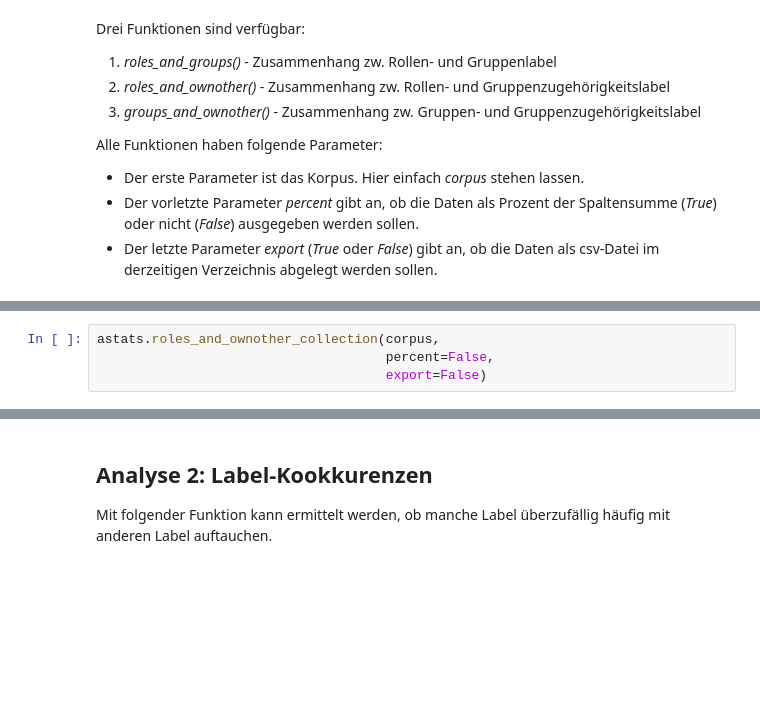
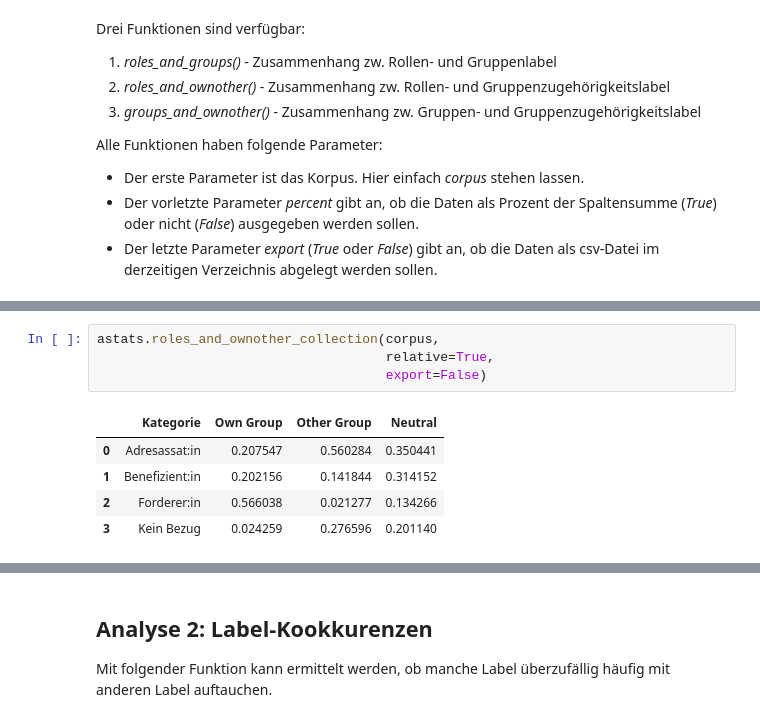
Before and after one commit to maria-becker/Moralization, a Jupyter notebook: Analysis Tools/annotation_statistics/#analysis_notebook_collection.ipynb, the cells around one changed output, grey strips where cells are left out. Saved outputs shown, nothing was run; the diff lists cells and outputs as text; blank space fills up the shorter version.

```diff
--- a/Analysis Tools/annotation_statistics/#analysis_notebook_collection.ipynb
+++ b/Analysis Tools/annotation_statistics/#analysis_notebook_collection.ipynb
@@ -120,6 +166,12 @@ astats.roles_and_groups_collection(corpus,
 # %%
 astats.roles_and_ownother_collection(corpus,
-                                     percent=False,
+                                     relative=True,
                                      export=False)
+# %% [output]
+|  | Kategorie | Own Group | Other Group | Neutral |
+| 0 | Adresassat:in | 0.207547 | 0.560284 | 0.350441 |
+| 1 | Benefizient:in | 0.202156 | 0.141844 | 0.314152 |
+| 2 | Forderer:in | 0.566038 | 0.021277 | 0.134266 |
+| 3 | Kein Bezug | 0.024259 | 0.276596 | 0.201140 |
 # %%
 astats.groups_and_ownother_collection(corpus,
```
Also changed, not shown: parts of 9 cells of this notebook, 1 other file.
